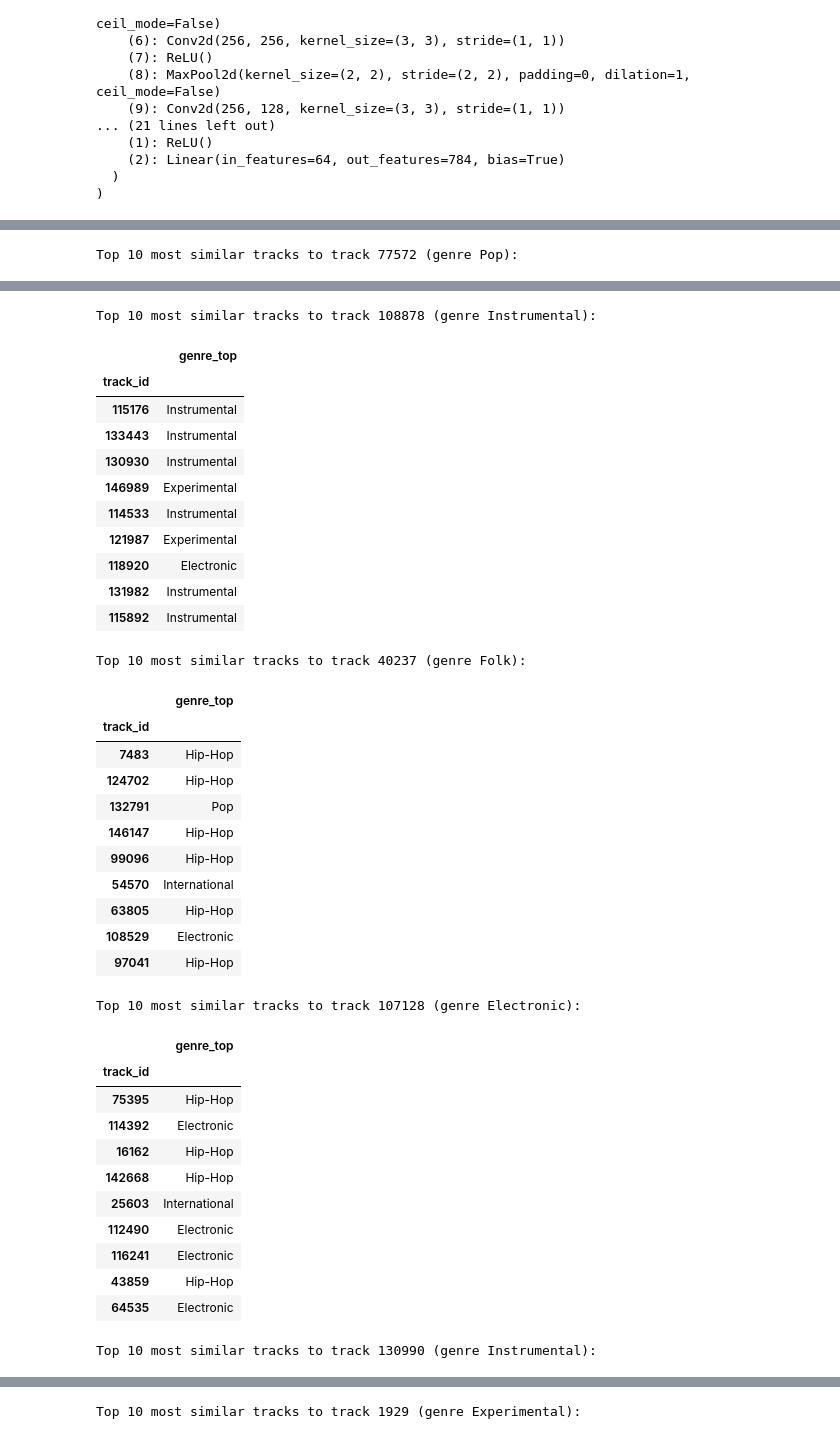
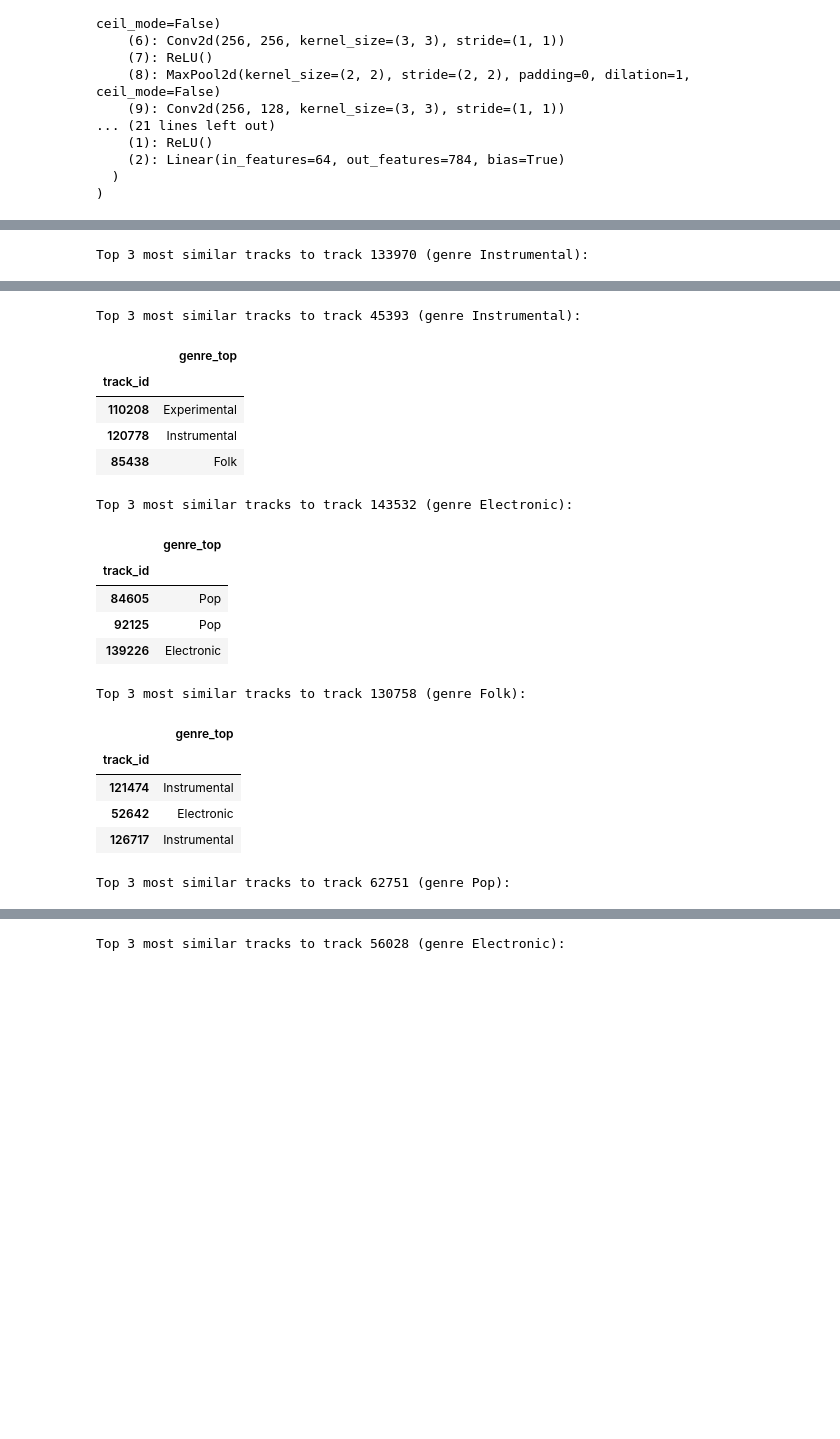
Before and after one commit to ivegner/deep-music-cbr, a Jupyter notebook: latent_analysis.ipynb, the cells around one changed output, grey strips where cells are left out. Saved outputs shown, nothing was run; the diff lists cells and outputs as text; code cells hidden in the pictures; blank space fills up the shorter version.

```diff
--- a/latent_analysis.ipynb
+++ b/latent_analysis.ipynb
@@ -80,7 +77,7 @@ val_ids, val_encodings = [], []
 device = "cuda" if torch.cuda.is_available() else "cpu"
 model = model.to(device)
 for i, (song_x, _) in enumerate(tqdm(val_split)):
-    path = val_split.data_paths[i]
+    path = val_split.X[i]
     song_id = int(path.split("/")[4])
     encoding = model(song_x.unsqueeze(0).to(device))
     val_ids.append(song_id)
@@ -126,15 +103,24 @@ tensor([  0, 632, 698,  29, 792, 225, 605, 217, 733, 196,   8, 376, 171, 759,
 # %%
-sim_top_k = 10
-for track_id, track_sims in zip(val_ids[:10], encoding_sims[:10]):
-    sorted_by_sim = torch.argsort(track_sims, descending=True) # first is always track_id
-    k_most_similar = sorted_by_sim[1:sim_top_k]
+def get_top_k_similar_ids(track_id, sim_top_k):
+    x = dataset.build_features_for_track_id(track_id)
+    x = torch.FloatTensor(x).to(device).unsqueeze(0)
+    encoding = model(x).detach().cpu()
+    encoding = encoding.squeeze().unsqueeze(0)
+    track_sims = sim_matrix(encoding, val_encodings)[0]
+    sorted_by_sim = torch.argsort(track_sims, descending=True)
+    k_most_similar = sorted_by_sim[1:sim_top_k+1] # skip the first because that's track_id
     k_most_similar_tracks = val_ids[k_most_similar]
+    return k_most_similar_tracks
+
+sim_top_k = 3
+for track_id in val_ids[:10]:
     genre = tracks.loc[track_id][("track", "genre_top")]
-    similar_track_genres = tracks.loc[k_most_similar_tracks][[("track", "genre_top")]]
+    k_most_similar_ids = get_top_k_similar_ids(track_id, sim_top_k)
+    similar_track_genres = tracks.loc[k_most_similar_ids][[("track", "genre_top")]]
     similar_track_genres.columns = ["genre_top"]
     print(f"Top {sim_top_k} most similar tracks to track {track_id} (genre {genre}):")
     display(similar_track_genres)
 # %% [output]
-Top 10 most similar tracks to track 77572 (genre Pop):
+Top 3 most similar tracks to track 133970 (genre Instrumental):
 |  | genre_top |
 | track_id |  |
@@ -150,39 +130,21 @@ Top 10 most similar tracks to track 77572 (genre Pop):
-Top 10 most similar tracks to track 108878 (genre Instrumental):
+Top 3 most similar tracks to track 45393 (genre Instrumental):
 |  | genre_top |
 | track_id |  |
-| 115176 | Instrumental |
-| 133443 | Instrumental |
-| 130930 | Instrumental |
-| 146989 | Experimental |
-| 114533 | Instrumental |
-| 121987 | Experimental |
-| 118920 | Electronic |
-| 131982 | Instrumental |
-| 115892 | Instrumental |
+| 110208 | Experimental |
+| 120778 | Instrumental |
+| 85438 | Folk |
-Top 10 most similar tracks to track 40237 (genre Folk):
+Top 3 most similar tracks to track 143532 (genre Electronic):
 |  | genre_top |
 | track_id |  |
-| 7483 | Hip-Hop |
-| 124702 | Hip-Hop |
-| 132791 | Pop |
-| 146147 | Hip-Hop |
-| 99096 | Hip-Hop |
-| 54570 | International |
-| 63805 | Hip-Hop |
-| 108529 | Electronic |
-| 97041 | Hip-Hop |
+| 84605 | Pop |
+| 92125 | Pop |
+| 139226 | Electronic |
-Top 10 most similar tracks to track 107128 (genre Electronic):
+Top 3 most similar tracks to track 130758 (genre Folk):
 |  | genre_top |
 | track_id |  |
-| 75395 | Hip-Hop |
-| 114392 | Electronic |
-| 16162 | Hip-Hop |
-| 142668 | Hip-Hop |
-| 25603 | International |
-| 112490 | Electronic |
-| 116241 | Electronic |
-| 43859 | Hip-Hop |
-| 64535 | Electronic |
+| 121474 | Instrumental |
+| 52642 | Electronic |
+| 126717 | Instrumental |
-Top 10 most similar tracks to track 130990 (genre Instrumental):
+Top 3 most similar tracks to track 62751 (genre Pop):
 |  | genre_top |
 | track_id |  |
@@ -198,3 +154,3 @@ Top 10 most similar tracks to track 130990 (genre Instrumental):
-Top 10 most similar tracks to track 1929 (genre Experimental):
+Top 3 most similar tracks to track 56028 (genre Electronic):
 |  | genre_top |
 | track_id |  |
```
Also changed, not shown: parts of 6 cells of this notebook, 4 other files.
